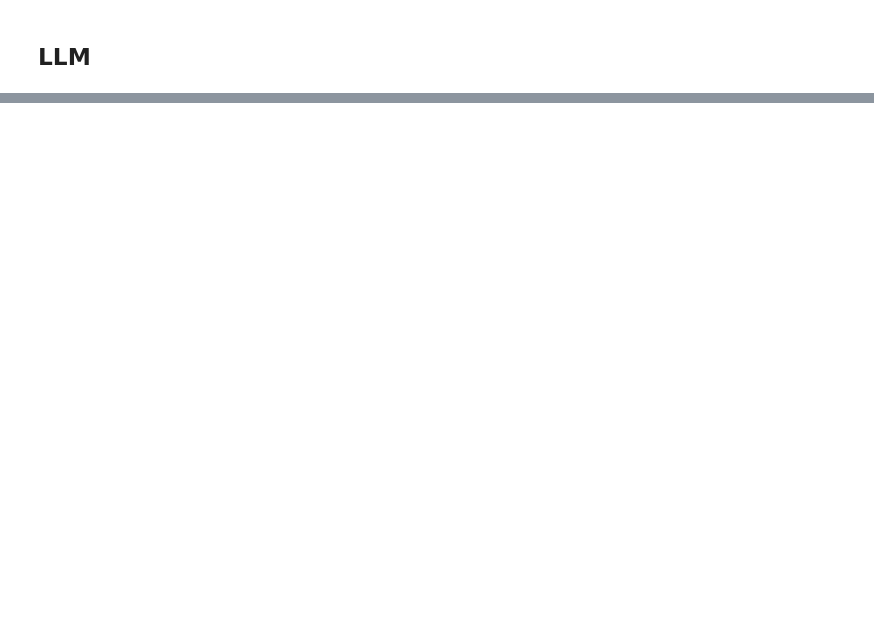
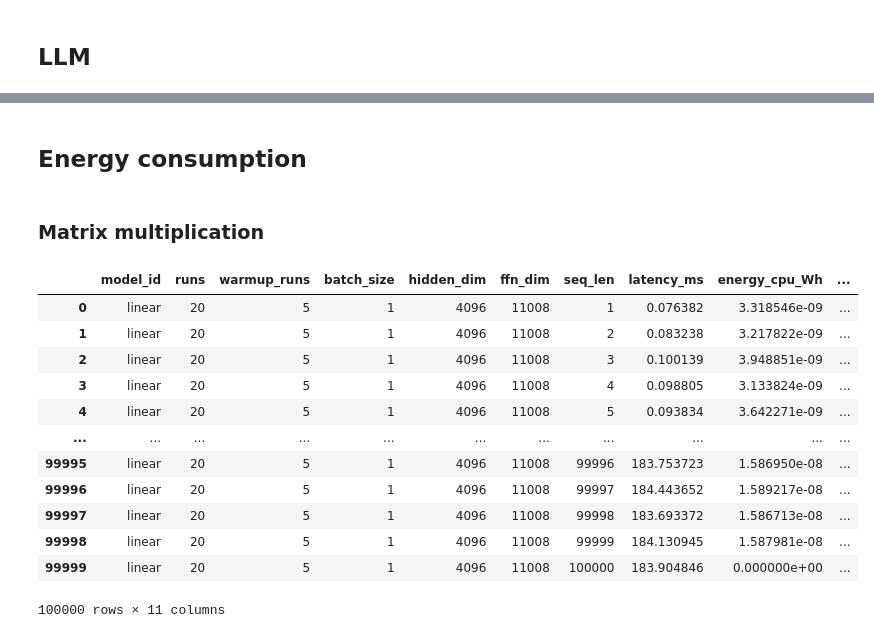
Before and after one commit to JulienDelavande/benchlab, a Jupyter notebook: microbench/results/power.ipynb, the cells around one changed output, grey strips where cells are left out. Cells and saved outputs as stored; diff of their text form; code cells hidden in the pictures; blank space fills up the shorter version.

```diff
--- a/microbench/results/power.ipynb
+++ b/microbench/results/power.ipynb
@@ -233,0 +230,22 @@ plt.show()
+# %% [markdown]
+## Energy consumption
+# %% [markdown]
+### Matrix multiplication
+# %%
+FOLDER = "/fsx/jdelavande/benchlab/microbench/data/benchmark_results/linear_slurm_2025-07-11-15-47-13"
+df_energy_gemm = pd.read_csv(FOLDER + "/exp1_linear_benchmark_2025-07-15-09-17-12.csv")
+df_energy_gemm
+# %% [output]
+|  | model_id | runs | warmup_runs | batch_size | hidden_dim | ffn_dim | seq_len | latency_ms | energy_cpu_Wh | ... |
+| 0 | linear | 20 | 5 | 1 | 4096 | 11008 | 1 | 0.076382 | 3.318546e-09 | ... |
+| 1 | linear | 20 | 5 | 1 | 4096 | 11008 | 2 | 0.083238 | 3.217822e-09 | ... |
+| 2 | linear | 20 | 5 | 1 | 4096 | 11008 | 3 | 0.100139 | 3.948851e-09 | ... |
+| 3 | linear | 20 | 5 | 1 | 4096 | 11008 | 4 | 0.098805 | 3.133824e-09 | ... |
+| 4 | linear | 20 | 5 | 1 | 4096 | 11008 | 5 | 0.093834 | 3.642271e-09 | ... |
+| ... | ... | ... | ... | ... | ... | ... | ... | ... | ... | ... |
+| 99995 | linear | 20 | 5 | 1 | 4096 | 11008 | 99996 | 183.753723 | 1.586950e-08 | ... |
+| 99996 | linear | 20 | 5 | 1 | 4096 | 11008 | 99997 | 184.443652 | 1.589217e-08 | ... |
+| 99997 | linear | 20 | 5 | 1 | 4096 | 11008 | 99998 | 183.693372 | 1.586713e-08 | ... |
+| 99998 | linear | 20 | 5 | 1 | 4096 | 11008 | 99999 | 184.130945 | 1.587981e-08 | ... |
+| 99999 | linear | 20 | 5 | 1 | 4096 | 11008 | 100000 | 183.904846 | 0.000000e+00 | ... |
+100000 rows × 11 columns
```
Also changed, not shown: parts of 8 cells of this notebook, 22 other files.
